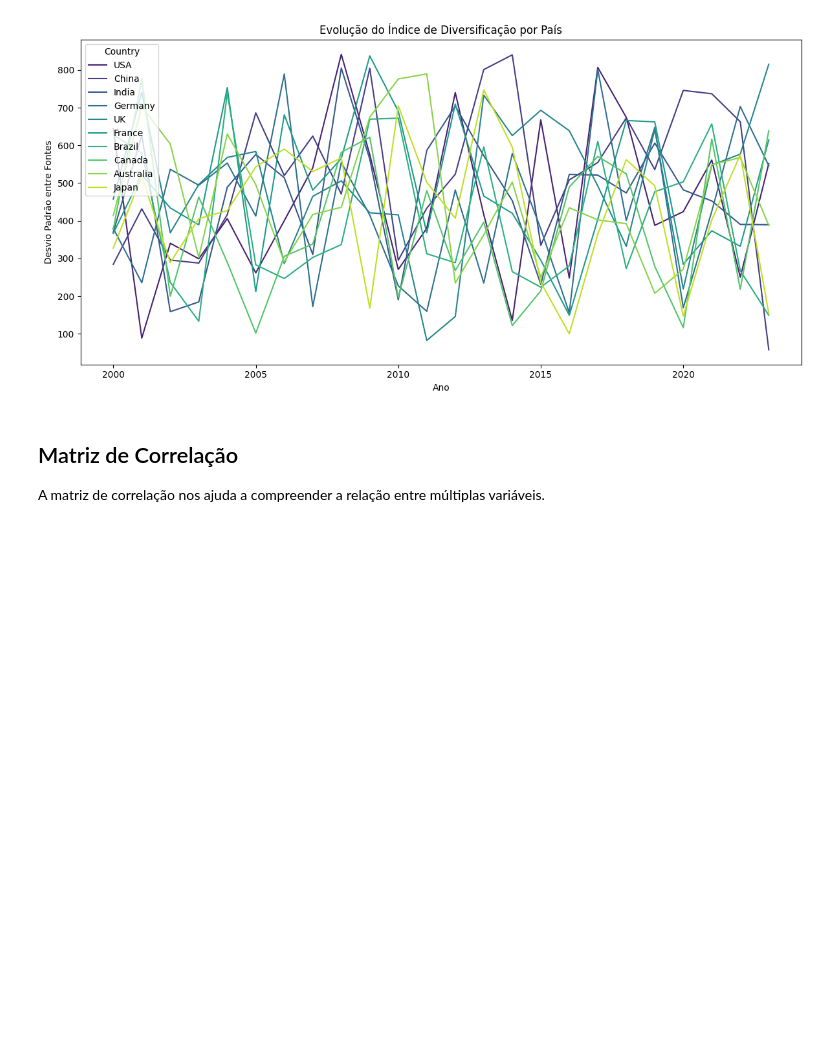
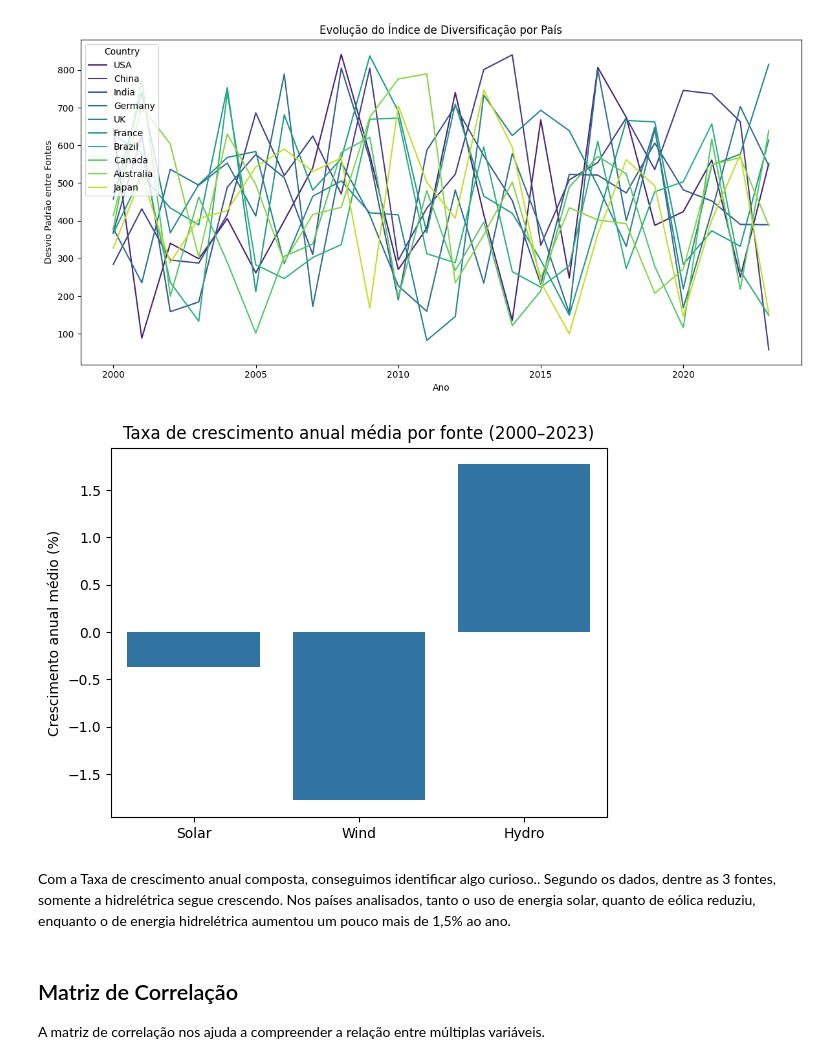
Before and after one commit to mateustabach/EntregasPUC, a Jupyter notebook: MVP1_Mateus_Tabach.ipynb, the cells around one changed output. Saved outputs shown, nothing was run; the diff lists cells and outputs as text; code cells hidden in the pictures; blank space fills up the shorter version.

```diff
--- a/MVP1_Mateus_Tabach.ipynb
+++ b/MVP1_Mateus_Tabach.ipynb
@@ -345,6 +345,32 @@ plt.tight_layout()
 plt.show()
 # %% [output]
 [figure]
+# %%
+# Agrega produção por fonte
+df_grouped = df.groupby("Year")[["SolarEnergy", "WindEnergy", "HydroEnergy"]].sum()
+
+# Função para TCAC (Taxa de crescimento anual composta)
+def cagr(start, end, years):
+    return (end / start) ** (1 / years) - 1
+
+# Cálculo TCAC para 2000 a 2023
+years = df_grouped.index.max() - df_grouped.index.min()
+cagr_values = {
+    "Solar": cagr(df_grouped["SolarEnergy"].iloc[0], df_grouped["SolarEnergy"].iloc[-1], years),
+    "Wind": cagr(df_grouped["WindEnergy"].iloc[0], df_grouped["WindEnergy"].iloc[-1], years),
+    "Hydro": cagr(df_grouped["HydroEnergy"].iloc[0], df_grouped["HydroEnergy"].iloc[-1], years),
+}
+
+# Plot
+sns.barplot(x=list(cagr_values.keys()), y=[v*100 for v in cagr_values.values()])
+plt.ylabel("Crescimento anual médio (%)")
+plt.title("Taxa de crescimento anual média por fonte (2000–2023)")
+plt.show()
+# %% [output]
+[figure, added]
+# %% [markdown]
+Com a Taxa de crescimento anual composta, conseguimos identificar algo curioso..
+Segundo os dados, dentre as 3 fontes, somente a hidrelétrica segue crescendo. Nos países analisados, tanto o uso de energia solar, quanto de eólica reduziu, enquanto o de energia hidrelétrica aumentou um pouco mais de 1,5% ao ano.
 # %% [markdown]
 ## Matriz de Correlação
 
```
Also changed, not shown: parts of 6 cells of this notebook.
